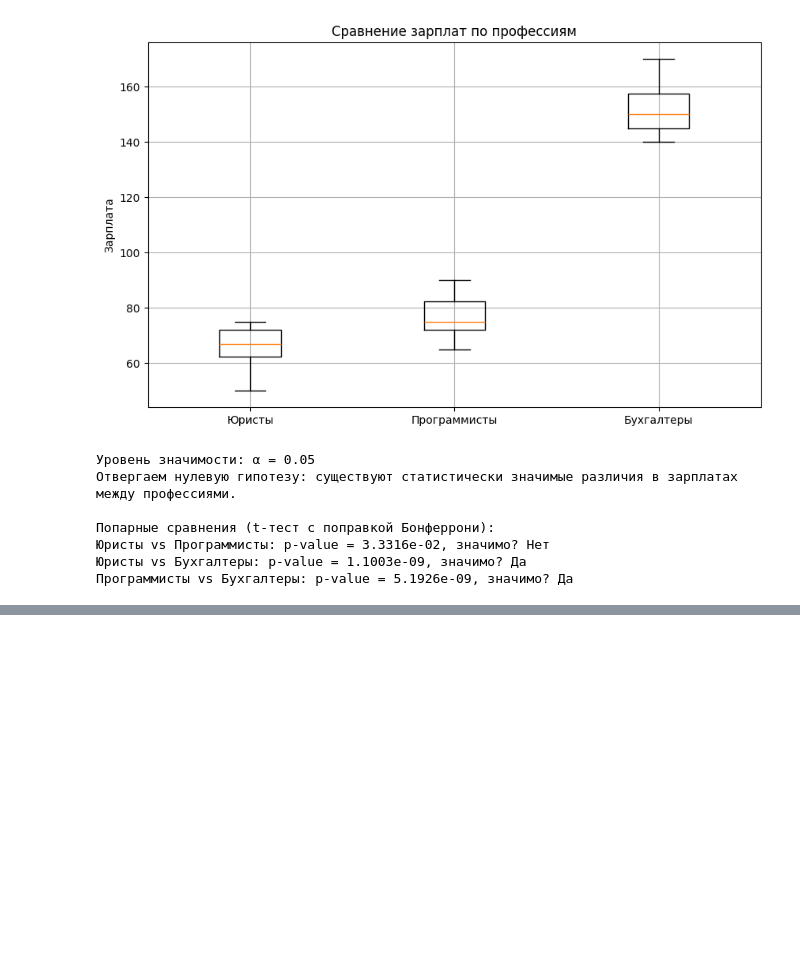
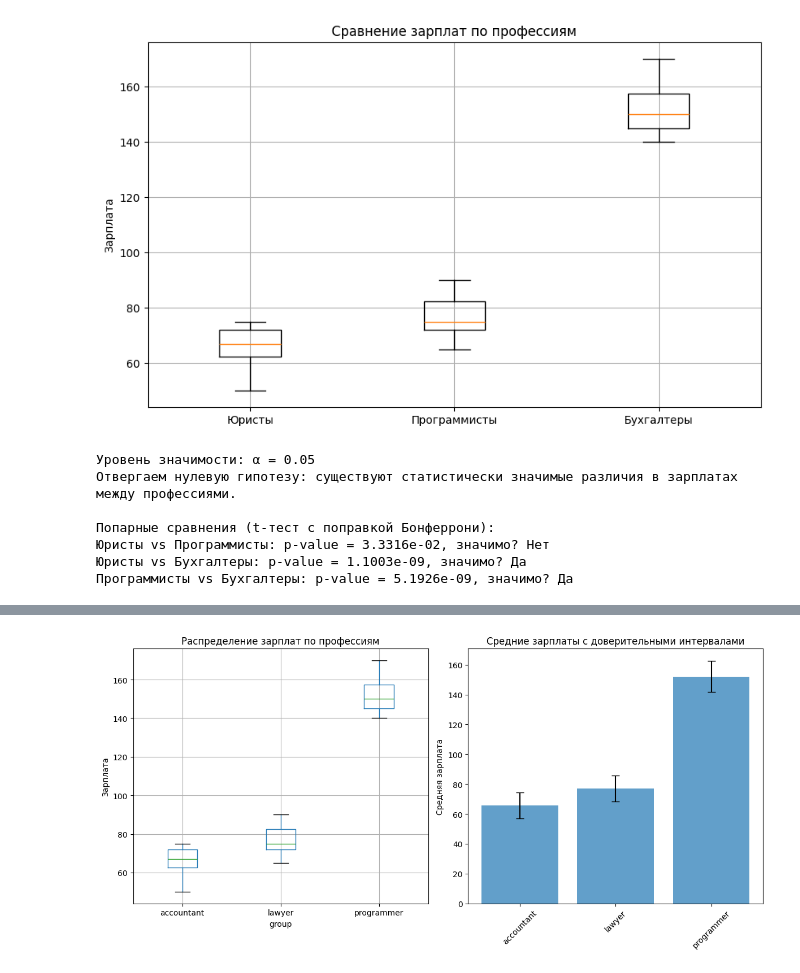
Before and after one commit to antipovaya/probability-theory-and-mathematical-statistics, a Jupyter notebook: Дисперсионный__анализ.ipynb, the cells around one changed output, grey strips where cells are left out. Saved outputs shown, nothing was run; the diff lists cells and outputs as text; code cells hidden in the pictures; blank space fills up the shorter version.

```diff
--- a/Дисперсионный__анализ.ipynb
+++ b/Дисперсионный__анализ.ipynb
@@ -142,0 +147,72 @@ p-value: 1.4205e-12
+# %%
+import pandas as pd
+import numpy as np
+from statsmodels.stats.multicomp import pairwise_tukeyhsd
+
+# Шаг 1: Создание датафрейма с данными о зарплатах
+# 1. Создание датафрейма
+# pd.DataFrame() создает таблицу с двумя столбцами: score (зарплата) и group (профессия)
+
+# np.repeat() создает массив, повторяя названия профессий по 7 раз каждая
+
+# Это необходимо для правильного формата данных для теста Тьюки
+df = pd.DataFrame({
+    'score': [70, 50, 65, 60, 75, 67, 74,    # зарплаты бухгалтеров
+              80, 74, 90, 70, 75, 65, 85,    # зарплаты юристов
+              148, 142, 140, 150, 160, 170, 155],  # зарплаты программистов
+    'group': np.repeat(['accountant', 'lawyer', 'programmer'], repeats=7)
+})
+
+print("Данные о зарплатах по профессиям:")
+print(df.head(10))
+print(f"\nКоличество наблюдений в каждой группе:")
+print(df['group'].value_counts())
+print(f"\nСредние зарплаты по группам:")
+print(df.groupby('group')['score'].mean())
+
+# Шаг 2: Проведение пост-хок анализа с помощью теста Тьюки
+# 2. Тест Тьюки (Tukey HSD)
+# pairwise_tukeyhsd() выполняет попарные сравнения между всеми группами
+
+# endog=df['score'] - зависимая переменная (то, что мы сравниваем)
+
+# groups=df['group'] - независимая переменная (группирующий фактор)
+
+# alpha=0.05 - уровень значимости (вероятность ошибки I рода)
+tukey = pairwise_tukeyhsd(
+    endog=df['score'],     # зависимая переменная (зарплата)
+    groups=df['group'],    # группирующая переменная (профессия)
+    alpha=0.05             # уровень значимости
+)
+
+# Шаг 3: Вывод результатов
+print("\n" + "="*70)
+print("РЕЗУЛЬТАТЫ ТЕСТА ТЬЮКИ (TUKEY HSD TEST)")
+print("="*70)
+print(tukey.summary())
+
+# Шаг 4: Визуализация результатов
+import matplotlib.pyplot as plt
+
+# Создаем график для наглядного представления
+plt.figure(figsize=(12, 6))
+
+# Боксплот для визуализации распределения зарплат
+plt.subplot(1, 2, 1)
+df.boxplot(column='score', by='group', ax=plt.gca())
+plt.title('Распределение зарплат по профессиям')
+plt.suptitle('')  # Убираем автоматический заголовок
+plt.ylabel('Зарплата')
+
+# Точечный график с средними значениями
+plt.subplot(1, 2, 2)
+means = df.groupby('group')['score'].mean()
+std = df.groupby('group')['score'].std()
+plt.bar(means.index, means.values, yerr=std.values, capsize=5, alpha=0.7)
+plt.title('Средние зарплаты с доверительными интервалами')
+plt.ylabel('Средняя зарплата')
+plt.xticks(rotation=45)
+
+plt.tight_layout()
+plt.show()
+# %% [output]
@@ -142,0 +236 @@ p-value: 1.4205e-12
+[figure, added]
```
Also changed, not shown: parts of 8 cells of this notebook.
